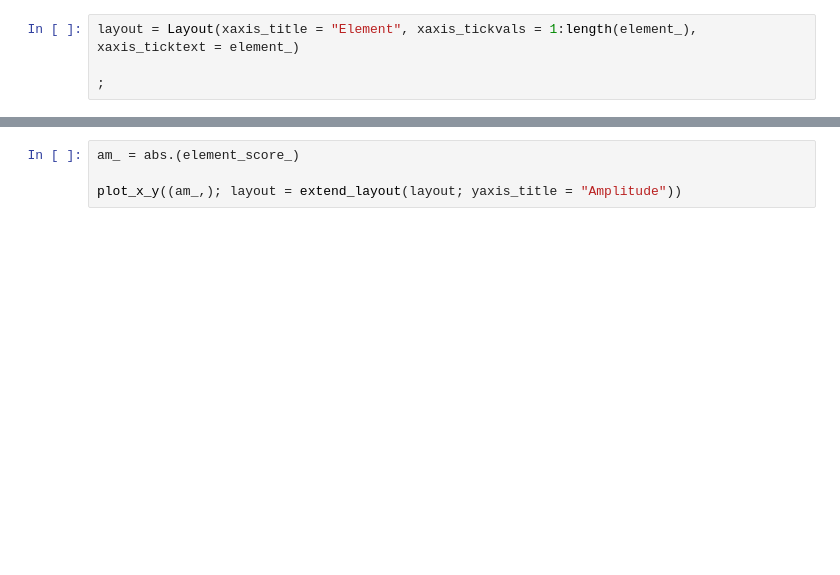
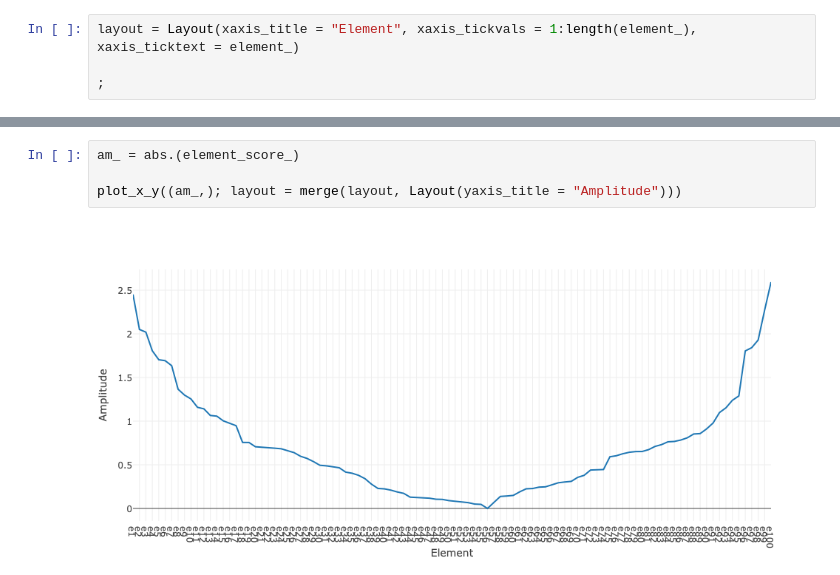
Before and after one commit to KwatME/FeatureSetEnrichment.jl, a Jupyter notebook: notebook/ks.ipynb, the cells around one changed output, grey strips where cells are left out. Drawn from its saved outputs; the diff is of its cells as text; blank space fills up the shorter version.

```diff
--- a/notebook/ks.ipynb
+++ b/notebook/ks.ipynb
@@ -24,7 +29,9 @@ plot_x_y((element_score_,); layout = extend_layout(layout; yaxis_title = "Score"
 # %%
 am_ = abs.(element_score_)
 
-plot_x_y((am_,); layout = extend_layout(layout; yaxis_title = "Amplitude"))
+plot_x_y((am_,); layout = merge(layout, Layout(yaxis_title = "Amplitude")))
+# %% [output]
+[figure, added]
 # %%
 is_h_ = check_is(element_, set_element_)
 
```
Also changed, not shown: parts of 9 cells of this notebook, 4 other files.
